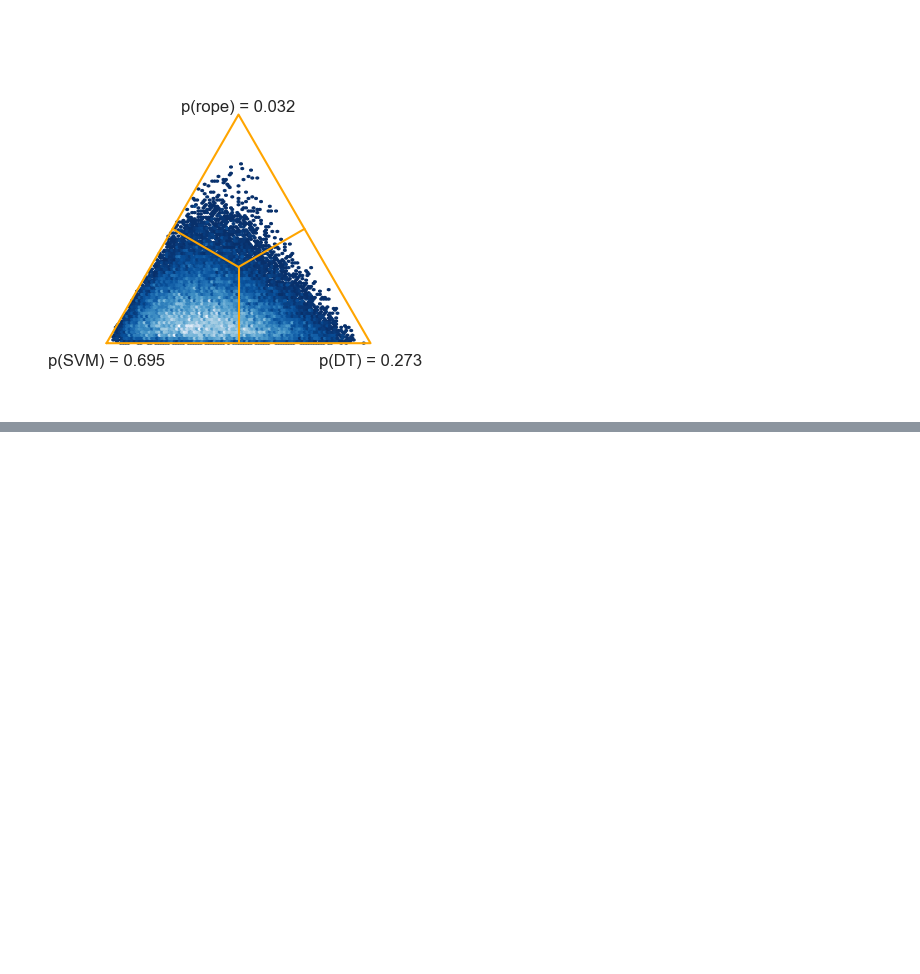
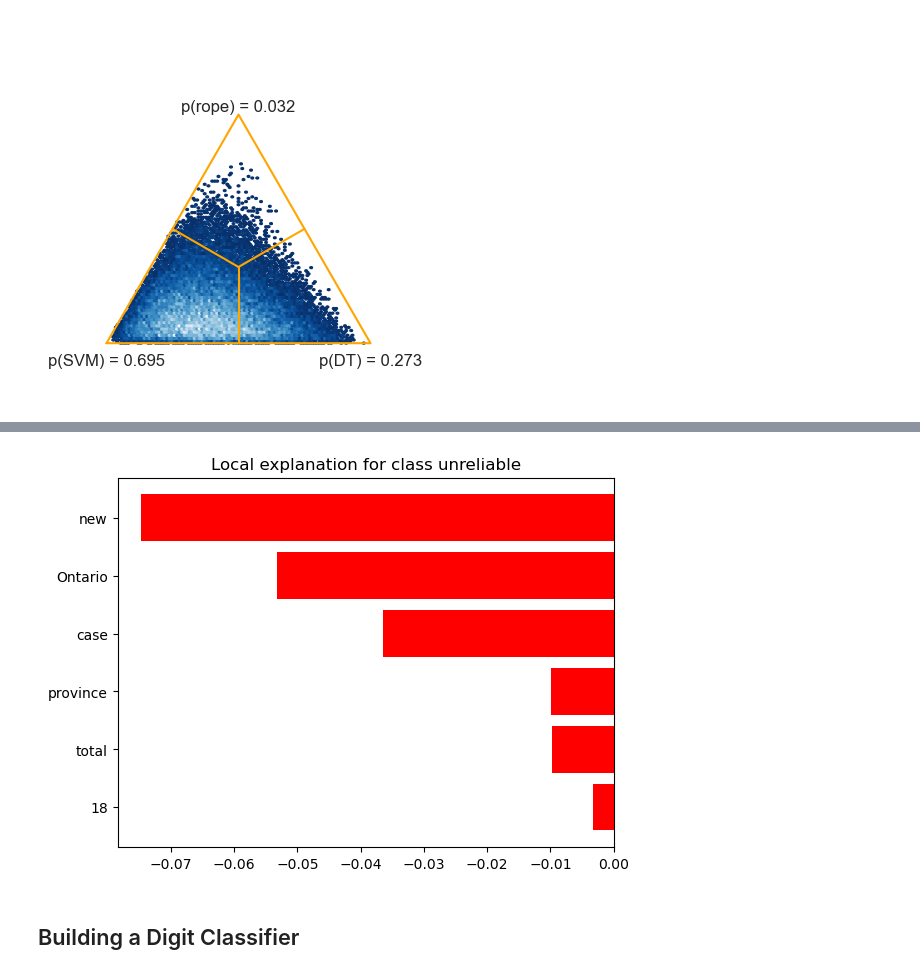
Before and after one commit to zoisboukouvalas/MachineLearningEvaluation_TowardsReliableResponsibleAI, a Jupyter notebook: Part_II/Chapter-6-Statistical-Significance/StatisticalSignificance_SO.ipynb, the cells around one changed output, grey strips where cells are left out. Cells and saved outputs as stored; diff of their text form; code cells hidden in the pictures; blank space fills up the shorter version.

```diff
--- a/Part_II/Chapter-6-Statistical-Significance/StatisticalSignificance_SO.ipynb
+++ b/Part_II/Chapter-6-Statistical-Significance/StatisticalSignificance_SO.ipynb
@@ -3043,0 +3047,2 @@ The NHST plot, though similar in appearance to the Bayesian plot, communicates d
+# %%
+tweets = pd.read_csv('COVID19_Dataset-text_labels_only.csv')
@@ -3043,0 +3076,3 @@ The NHST plot, though similar in appearance to the Bayesian plot, communicates d
+# %%
+# run on all tweets
+tweets['clean_tweet'] = clean_text(tweets['Tweet'])
@@ -3043,0 +3098,18 @@ The NHST plot, though similar in appearance to the Bayesian plot, communicates d
+# %%
+#Train a classifier
+vect = CountVectorizer(lowercase = True,
+                        stop_words = 'english',
+                        ngram_range = (1,1)) #instantiate a vectoriezer
+X_train_dtm = vect.fit_transform(X_train)#combined step 2 and 3
+X_test_dtm = vect.transform(X_test)
+
+classifier = LogisticRegression(class_weight='balanced') #instantiate a logistic regression model
+classifier.fit(X_train_dtm, y_train) #fit the model with training data
+
+#Make predictions on test data
+y_pred_class = classifier.predict(X_test_dtm)
+
+#calculate evaluation measures:
+print("Accuracy: ", accuracy_score(y_test, y_pred_class))
+
+#Until here, it is the same code as earlier.
@@ -3043,0 +3120,13 @@ The NHST plot, though similar in appearance to the Bayesian plot, communicates d
+# %%
+from lime import lime_text
+from lime.lime_text import LimeTextExplainer
+from sklearn.pipeline import make_pipeline
+
+y_pred_prob = classifier.predict_proba(X_test_dtm)[:, 1]
+c = make_pipeline(vect, classifier)
+mystring = list(X_test)[2] #Take a string from test instance
+print(c.predict_proba([mystring])) #Prediction is a "reliable" here.
+class_names = ["reliable", "unreliable"]
+explainer = LimeTextExplainer(class_names=class_names)
+exp = explainer.explain_instance(mystring, c.predict_proba, num_features=6)
+exp.as_list()
@@ -3043,0 +3141,7 @@ The NHST plot, though similar in appearance to the Bayesian plot, communicates d
+# %%
+%matplotlib inline
+fig = exp.as_pyplot_figure()
+# %% [output]
+[figure, added]
+# %% [markdown]
+## Building a Digit Classifier
```
Also changed, not shown: parts of 32 cells of this notebook.
